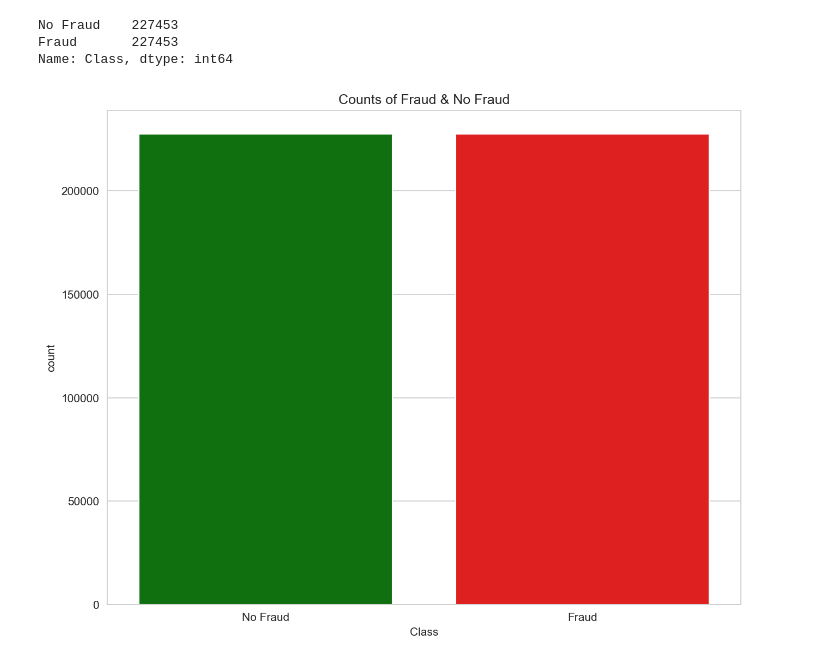
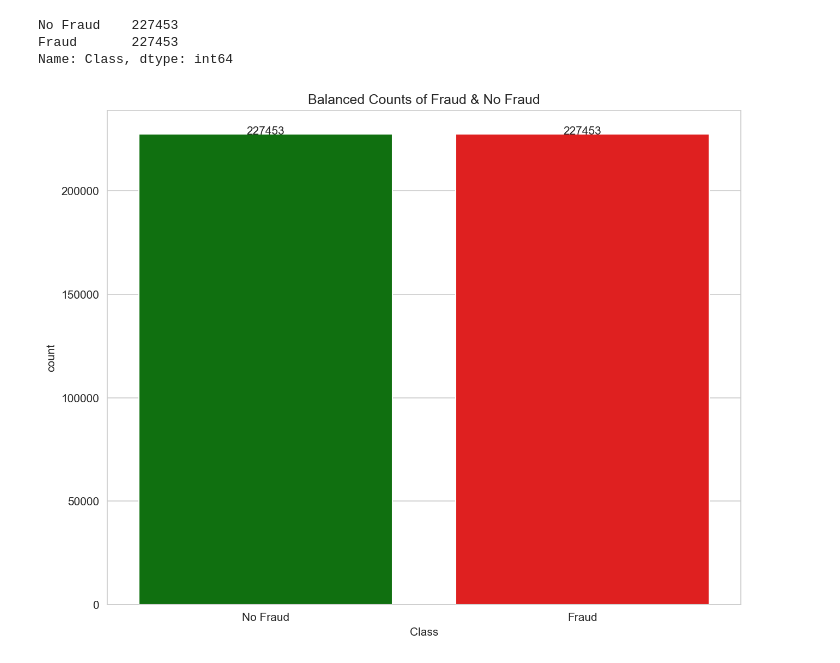
Before and after one commit to faithfulalabi/Fraud_Detection, a Jupyter notebook: Fraud_Detection.ipynb, the cells around one changed output. Saved outputs shown, nothing was run; the diff lists cells and outputs as text; code cells hidden in the pictures.

```diff
--- a/Fraud_Detection.ipynb
+++ b/Fraud_Detection.ipynb
@@ -78,12 +72,19 @@ No Fraud    284315
 Fraud          492
 Name: Class, dtype: int64
 # %%
+# visualizing the imbalance in the dataset
 colors = ["g", "r"]
 plt.figure(figsize=(6, 4))
 sns.set_style('whitegrid')
 
 x = df['Class'].replace(to_replace=[1, 0], value=['Fraud','No Fraud'])
-sns.countplot(x,palette=colors,data=df)
-plt.title('Counts of Fraud & No Fraud')
+plt.figure(figsize=(10,8),dpi=150)
+ax = sns.countplot(x,palette=colors,data=df)
+for p in ax.patches:
+    height = p.get_height()
+    ax.text(x=p.get_x() + p.get_width() / 2, y=height+.10,
+    s="{}".format(round(height,2)),ha='center')
+plt.title('Imbalanced Counts of Fraud & No Fraud')
+plt.savefig('Imbalanced_plot_of_data')
 plt.show()
 # %% [output]
@@ -120,13 +122,19 @@ No Fraud    227453
 Fraud       227453
 Name: Class, dtype: int64
 # %%
+
 plt.figure(figsize=(10,8),dpi=150)
 x = unsampled['Class'].replace(to_replace=[1, 0], value=['Fraud','No Fraud'])
-sns.countplot( x,data=unsampled,palette=colors)
-plt.title('Counts of Fraud & No Fraud')
+ax = sns.countplot( x,data=unsampled,palette=colors)
+for p in ax.patches:
+    height = p.get_height()
+    ax.text(x=p.get_x() + p.get_width() / 2, y=height+.10,
+    s="{}".format(round(height,2)),ha='center')
+plt.title('Balanced Counts of Fraud & No Fraud')
+plt.savefig('Balanced_plot_of_data')
 plt.show()
 # %% [output]
-[figure, old version]
+[figure, new version]
 # %%
 # scaling the inputs of the dataset
 scaler = StandardScaler()
```
Also changed, not shown: parts of 19 cells of this notebook, 5 other files.
